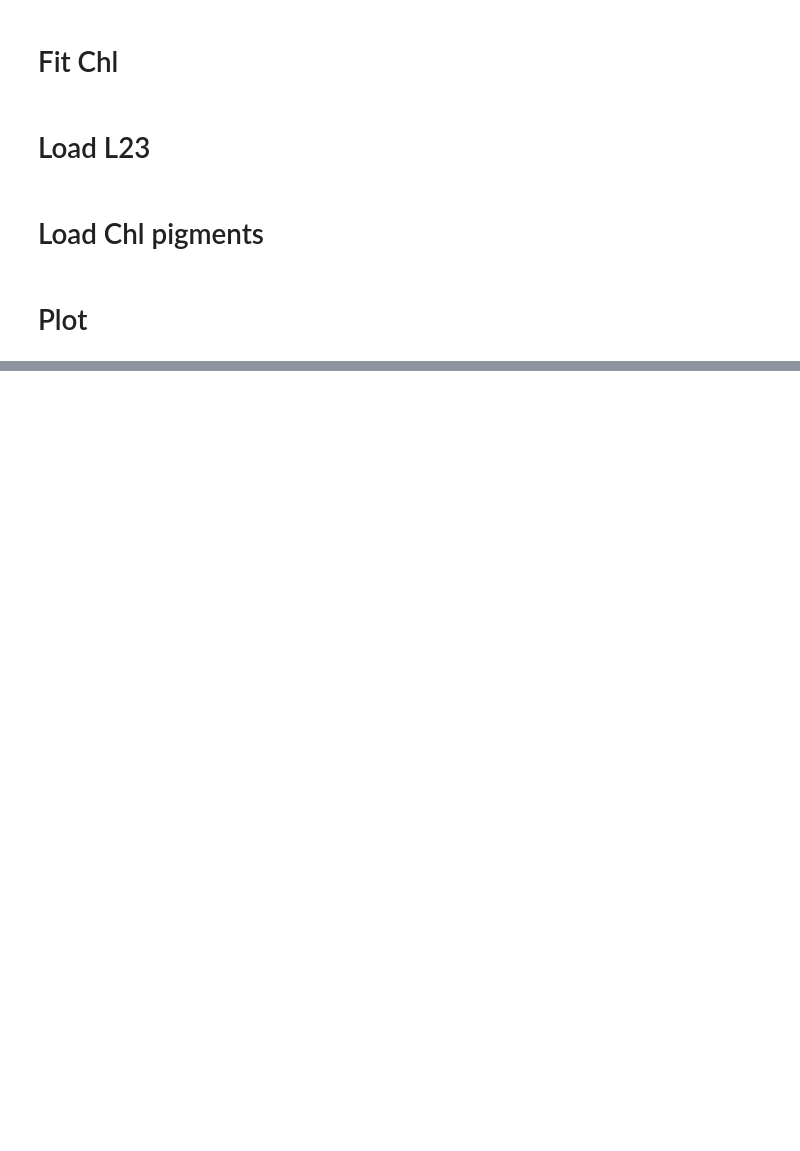
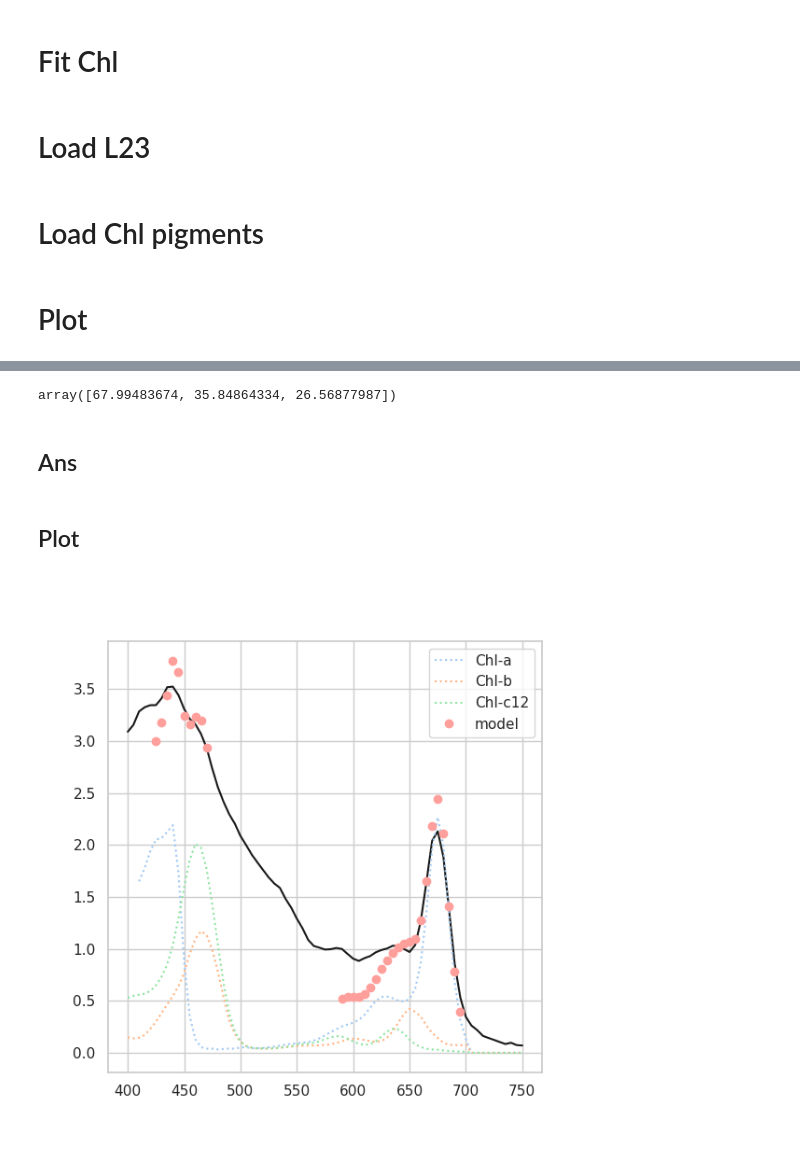
Before and after one commit to AI-for-Ocean-Science/cnmf, a Jupyter notebook: papers/I/Analysis/FitChl.ipynb, the cells around one changed output, grey strips where cells are left out. Saved outputs shown, nothing was run; the diff lists cells and outputs as text; code cells hidden in the pictures; blank space fills up the shorter version.

```diff
--- a/papers/I/Analysis/FitChl.ipynb
+++ b/papers/I/Analysis/FitChl.ipynb
@@ -59,0 +68,5 @@ plt.show()
+# %%
+gd1 = (wave > 420.) & (wave < 471.)
+gd2 = (wave > 589.) & (wave < 700.)
+gd_wave = gd1 | gd2
+gd_wave
@@ -59,0 +82,33 @@ plt.show()
+# %%
+reload(pigments)
+ans, cov = pigments.fit_a_chl(wave[gd_wave], M[0, gd_wave])
+# %%
+ans
+# %% [output]
+array([67.99483674, 35.84864334, 26.56877987])
+# %% [markdown]
+## Ans
+# %%
+model = ans[0]*chla + ans[1]*chlb + ans[2]*chlc
+# %% [markdown]
+## Plot
+# %%
+fig = plt.figure(figsize=(6,6))
+ax = plt.gca()
+
+# Basis function
+ax.plot(wave, M[0], color='k')
+
+# Chl
+for ss, pig, wv, lbl in zip(range(3), [chla,chlb,chlc], [673.,440.,440.], ['a', 'b', 'c12']):
+    #iwv = np.argmin(np.abs(wave-wv))
+    #nrm = pig[iwv]/M[0,iwv]
+    #print(f'nrm: {1/nrm}')
+    ax.plot(wave, pig*ans[ss], label=f'Chl-{lbl}', ls=':')
+
+ax.plot(wave[gd_wave], model[gd_wave], 'o', label='model')
+
+ax.legend()
+plt.show()
+# %% [output]
+[figure, added]
```
Also changed, not shown: parts of 4 cells of this notebook.
